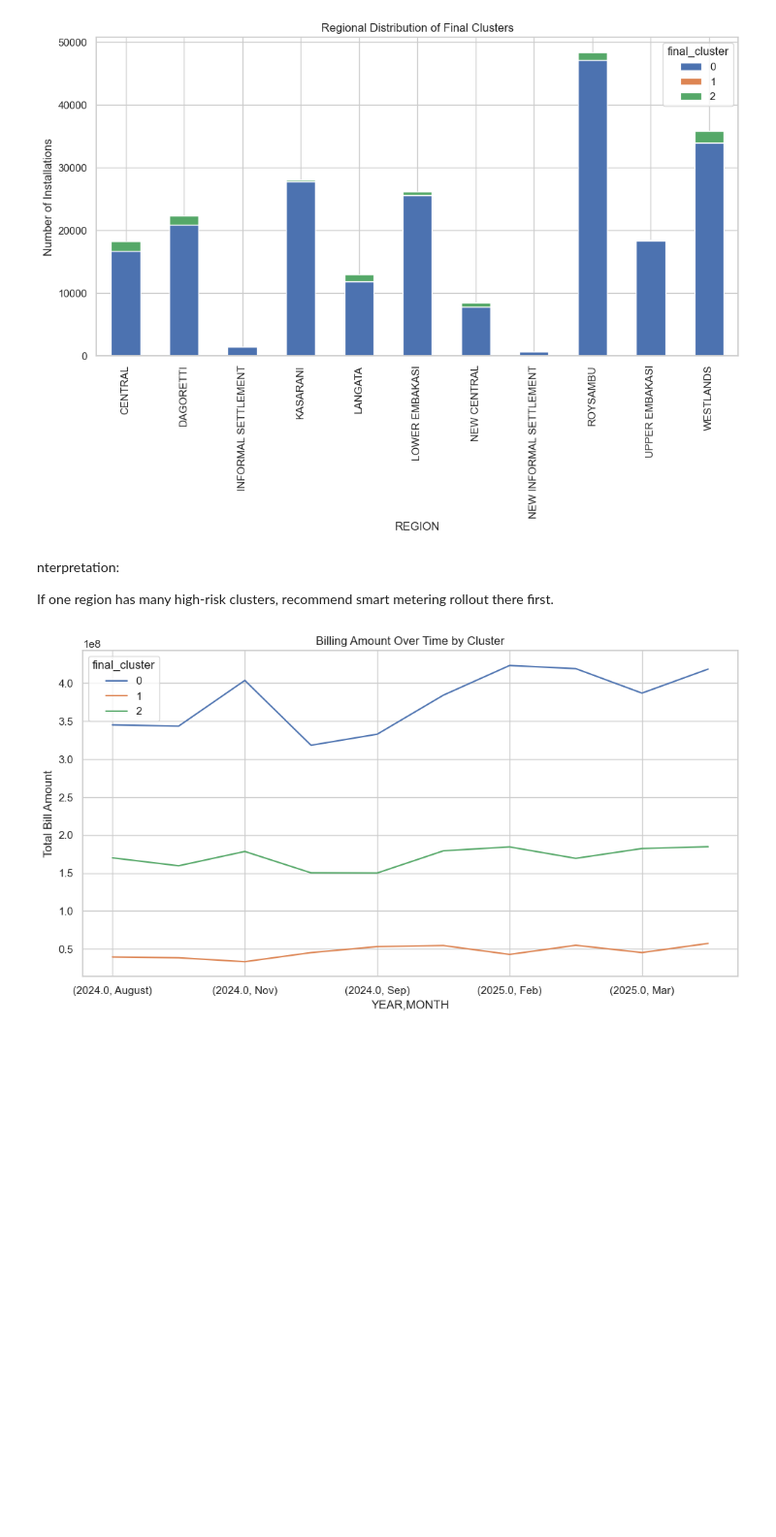
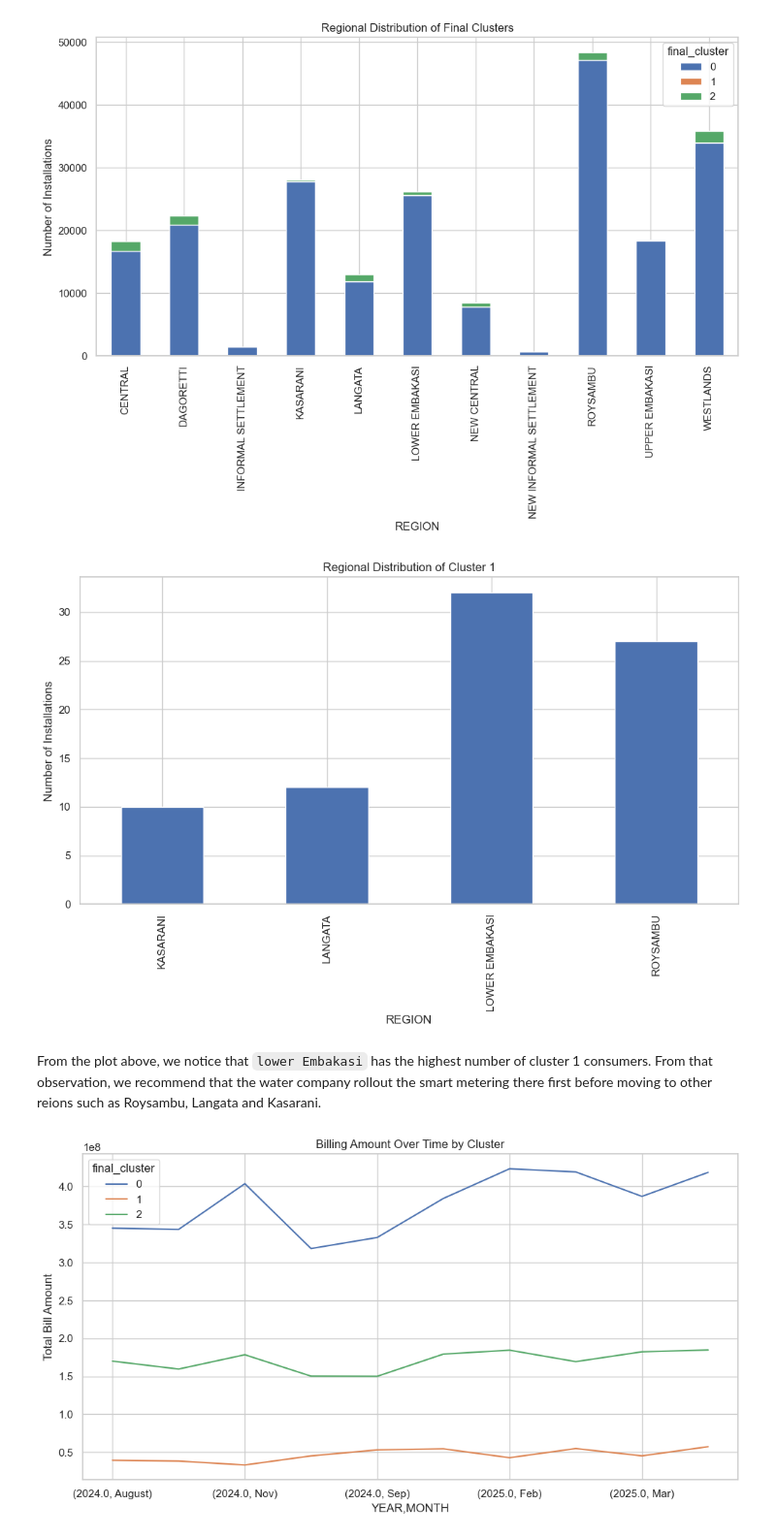
Before and after one commit to Assesa44/water-loss-reduction-through-smart-metering, a Jupyter notebook: Notebooks/Exploratory/clustering.ipynb, the cells around one changed output. Shown at 97% size. Drawn from its saved outputs; the diff is of its cells as text; code cells hidden in the pictures; blank space fills up the shorter version.

```diff
--- a/Notebooks/Exploratory/clustering.ipynb
+++ b/Notebooks/Exploratory/clustering.ipynb
@@ -956,10 +906,19 @@ plt.ylabel("Number of Installations")
 plt.show()
 # %% [output]
 [figure]
+# %%
+cluster_1 = df[df['final_cluster'] == 1]
+
+dt = cluster_1.groupby(['REGION']).size()
+
+dt.plot(kind='bar', stacked=True, figsize=(12,6))
+plt.title("Regional Distribution of Cluster 1")
+plt.ylabel("Number of Installations")
+plt.show()
+# %% [output]
+[figure, added]
 # %% [markdown]
-nterpretation:
-
-If one region has many high-risk clusters, recommend smart metering rollout there first.
+From the plot above, we notice that `lower Embakasi` has the highest number of cluster 1 consumers. From that observation, we recommend that the water company rollout the smart metering there first before moving to other reions such as Roysambu, Langata and Kasarani.
 # %%
 time_trends = df.groupby(['YEAR','MONTH','final_cluster'])['BILL_AMOUNT'].sum().unstack(fill_value=0)
 
```
Also changed, not shown: parts of 21 cells of this notebook.
